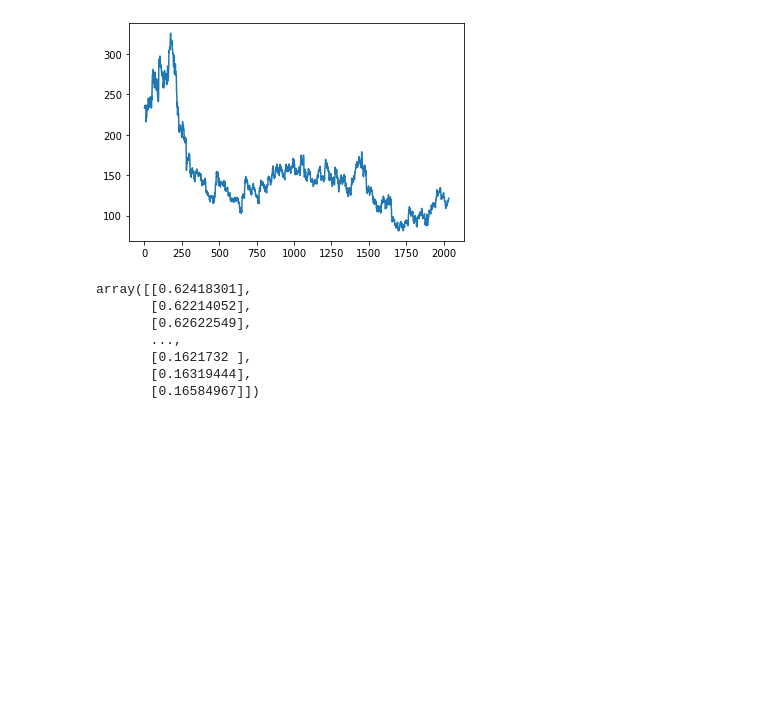
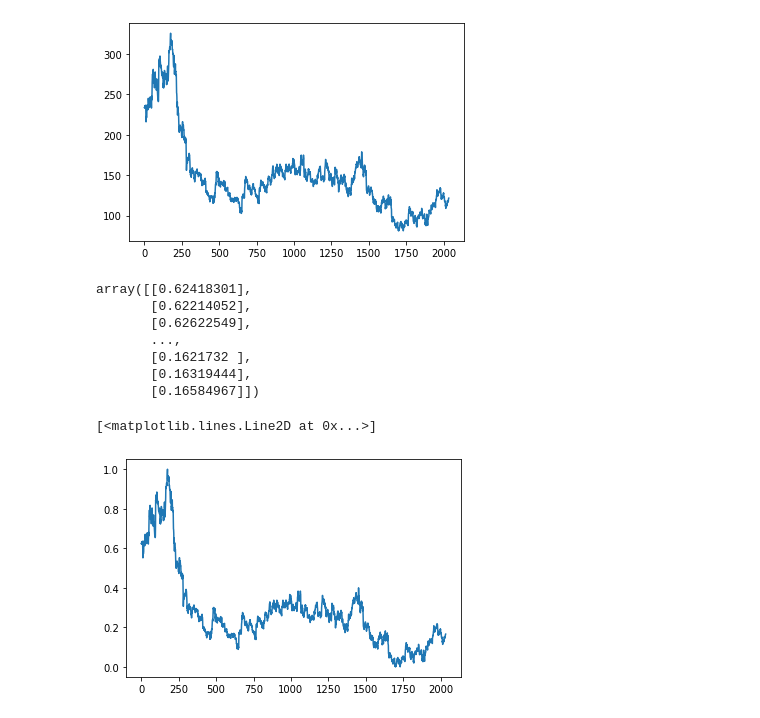
Before and after one commit to Vice777/LGMVIP--DataScience, a Jupyter notebook: Task-2 (Stock Predicton)/Stock Market Prediction And Forecasting Using Stacked LSTM.ipynb, the cells around one changed output. Saved outputs shown, nothing was run; the diff lists cells and outputs as text; code cells hidden in the pictures; blank space fills up the shorter version.

```diff
--- a/Task-2 (Stock Predicton)/Stock Market Prediction And Forecasting Using Stacked LSTM.ipynb
+++ b/Task-2 (Stock Predicton)/Stock Market Prediction And Forecasting Using Stacked LSTM.ipynb
@@ -85,3 +85,8 @@ array([[0.62418301],
        [0.1621732 ],
        [0.16319444],
        [0.16584967]])
+# %%
+plt.plot(stock_data)
+# %% [output]
+[<matplotlib.lines.Line2D at 0x...>]
+[figure, added]
```
